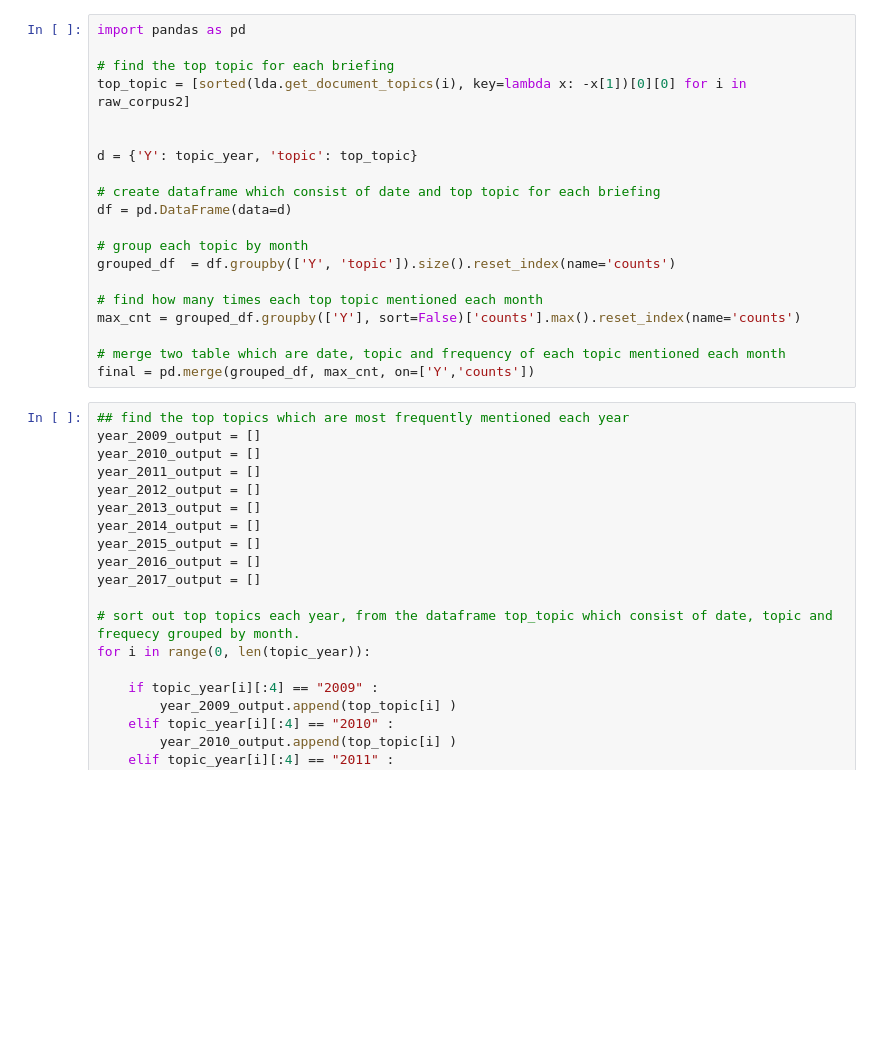
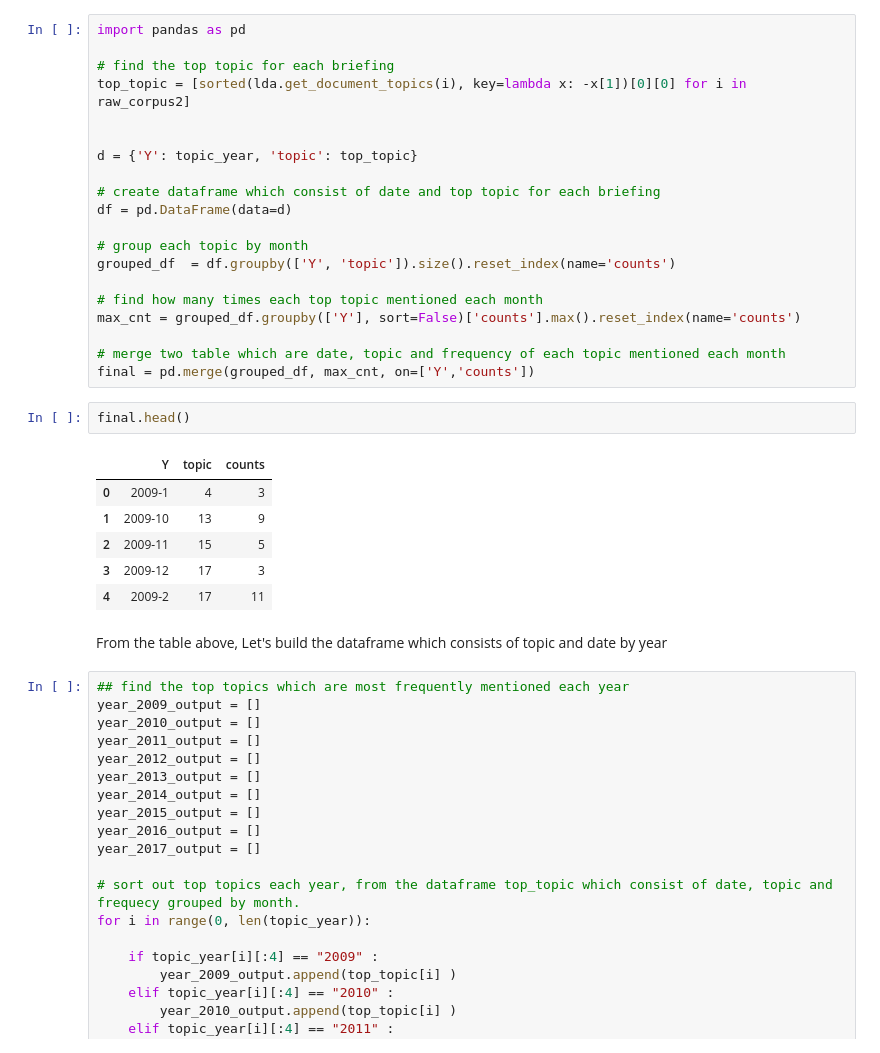
Before and after one commit to junejiy/capstone2, a Jupyter notebook: ObamaBriefing_2.ipynb, the cells around one changed output. Drawn from its saved outputs; the diff is of its cells as text; blank space fills up the shorter version.

```diff
--- a/ObamaBriefing_2.ipynb
+++ b/ObamaBriefing_2.ipynb
@@ -349,6 +359,17 @@ max_cnt = grouped_df.groupby(['Y'], sort=False)['counts'].max().reset_index(name
 
 # merge two table which are date, topic and frequency of each topic mentioned each month
 final = pd.merge(grouped_df, max_cnt, on=['Y','counts'])
+# %%
+final.head()
+# %% [output]
+|  | Y | topic | counts |
+| 0 | 2009-1 | 4 | 3 |
+| 1 | 2009-10 | 13 | 9 |
+| 2 | 2009-11 | 15 | 5 |
+| 3 | 2009-12 | 17 | 3 |
+| 4 | 2009-2 | 17 | 11 |
+# %% [markdown]
+From the table above, Let's build the dataframe which consists of topic and date by year
 # %%
 ## find the top topics which are most frequently mentioned each year
 year_2009_output = []
```
Also changed, not shown: parts of 7 cells of this notebook.
